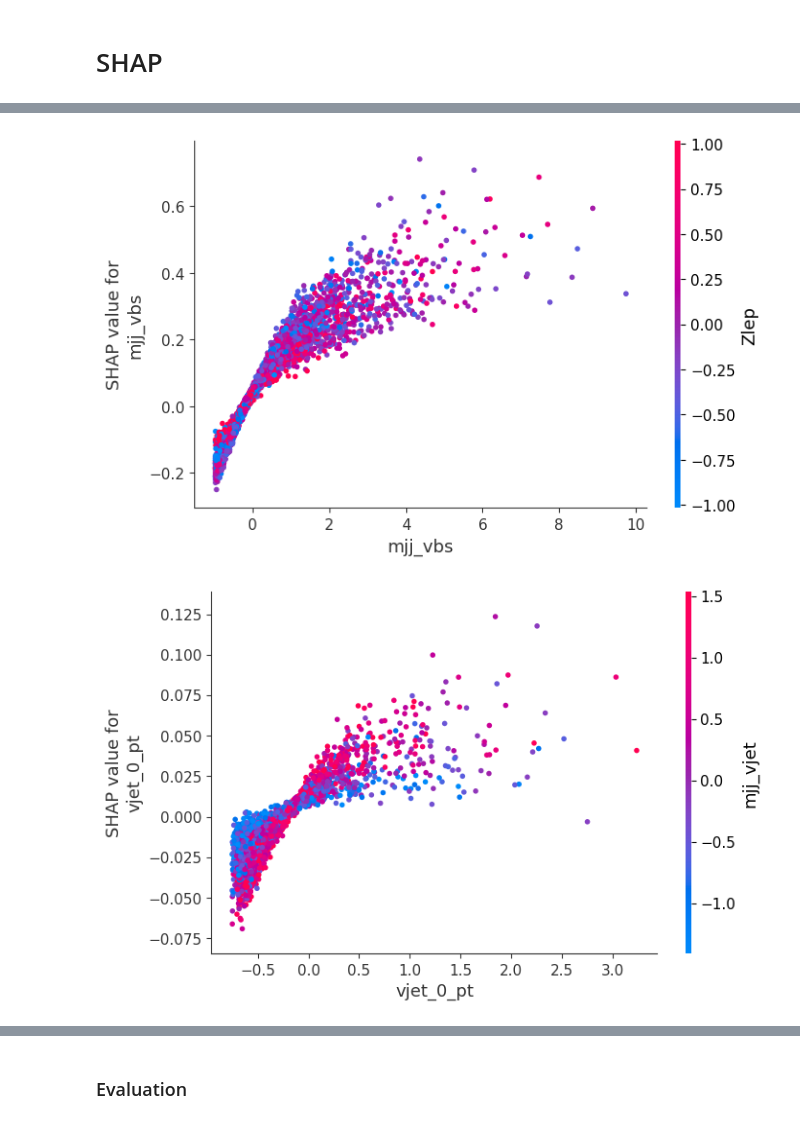
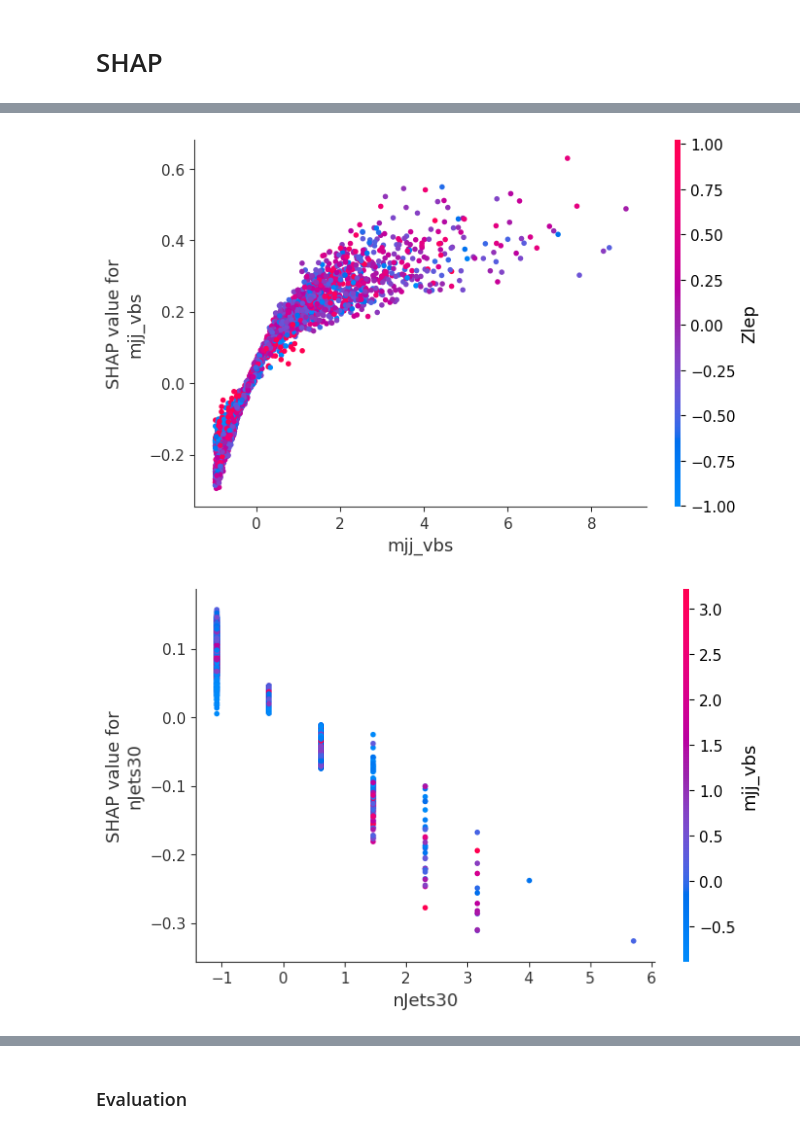
Before and after one commit to UniMiBAnalyses/ML_classification, a Jupyter notebook: Evaluate_SHAP_boost.ipynb, the cells around one changed output, grey strips where cells are left out. Drawn from its saved outputs; the diff is of its cells as text; code cells hidden in the pictures.

```diff
--- a/Evaluate_SHAP_boost.ipynb
+++ b/Evaluate_SHAP_boost.ipynb
@@ -12,7 +12,7 @@ config = {
     "base_dir":        "/storage/vbsjjlnu/VBSjjlnu_v7/",
     "plot_config":     "FullRun2_v7",
     "cut":             "boost_sig",
-    "model_version":   "v2_c",
+    "model_version":   "v4_d",
 }
 # %%
 import os
@@ -58,8 +58,6 @@ X = np.vstack([X_sig, X_bkg])
 Y = np.hstack([Y_sig, Y_bkg])
 W = np.hstack([W_sig, W_bkg])
 Wnn = np.hstack([Wnn_sig, Wnn_bkg])
-
-X[:,config["cols"].index("deltaeta_vbs")] = np.abs(X[:,config["cols"].index("deltaeta_vbs")]  -4 )
 # %%
 scaler = pickle.load(open(f"{model_dir}/scaler_model.pkl", "rb"))
 X_scaled = scaler.fit_transform(X)
@@ -151,8 +125,8 @@ shap.dependence_plot("mjj_vbs", shap_values[0], X, interaction_index="mjj_vjet")
 # %%
 shap.dependence_plot("mjj_vbs", shap_values[0], X, interaction_index="Zlep")
 # %% [output]
-[figure, old version]
+[figure, new version]
 # %%
-shap.dependence_plot("vjet_0_pt", shap_values[0], X)
+shap.dependence_plot("nJets30", shap_values[0], X, interaction_index="mjj_vbs")
 # %% [output]
-[figure, old version]
+[figure, new version]
```
Also changed, not shown: parts of 31 cells of this notebook, 4 other files.
